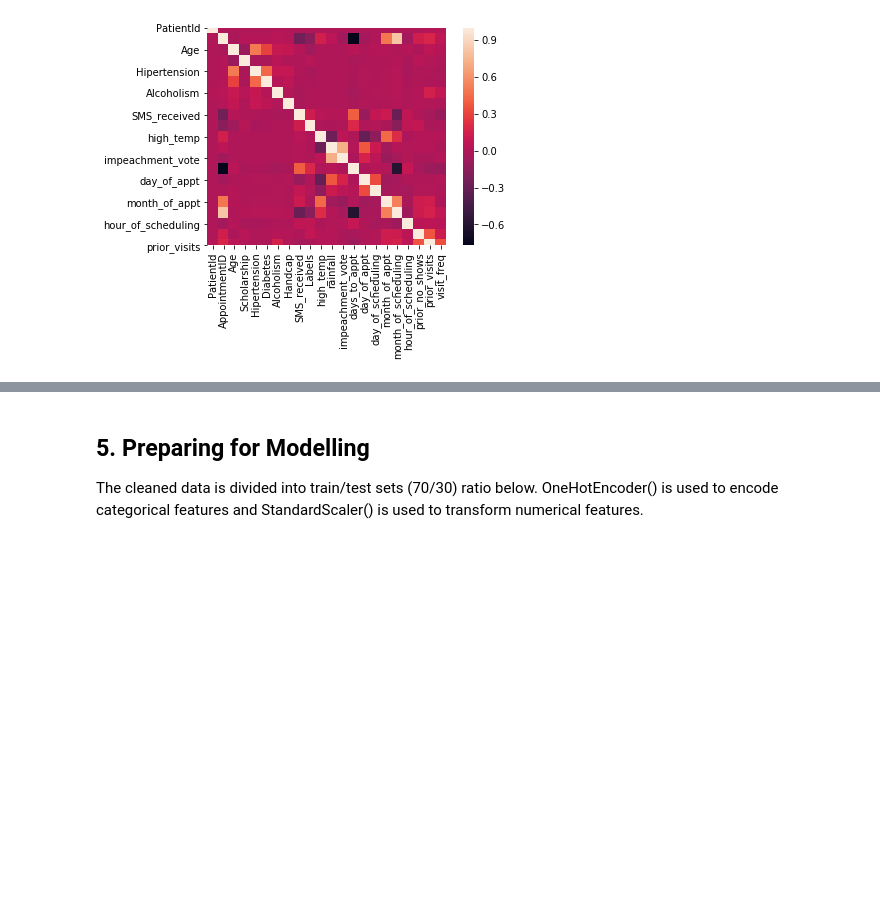
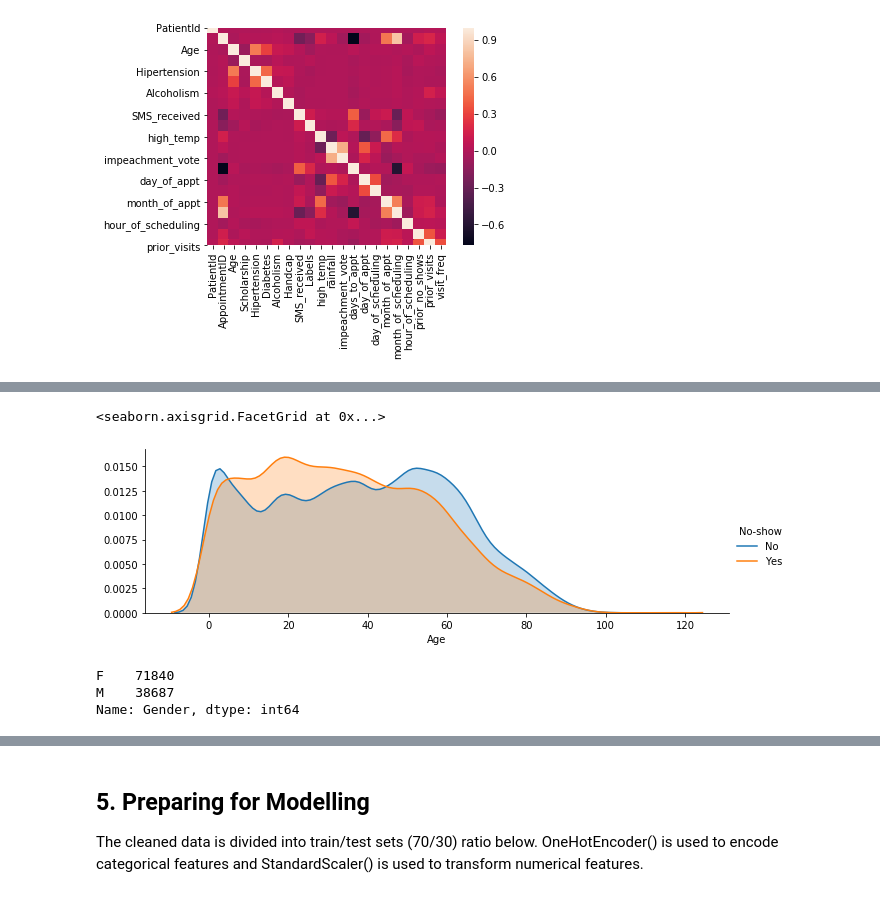
Before and after one commit to cooldude679/3253Team4, a Jupyter notebook: team4_final_project.ipynb, the cells around one changed output, grey strips where cells are left out. Cells and saved outputs as stored; diff of their text form; code cells hidden in the pictures; blank space fills up the shorter version.

```diff
--- a/team4_final_project.ipynb
+++ b/team4_final_project.ipynb
@@ -302,0 +333,15 @@ data_clean = data[['Labels','Gender','Age','SMS_received','day_of_appt','day_of_
+# %%
+figure = sns.FacetGrid(data, hue='No-show', aspect=3)
+figure.map(sns.kdeplot, 'Age', shade= True)
+figure.add_legend()
+# %% [output]
+<seaborn.axisgrid.FacetGrid at 0x...>
+[figure, added]
+# %%
+#Number of males vs females in this dataset
+
+data['Gender'].value_counts(normalize = False)
+# %% [output]
+F    71840
+M    38687
+Name: Gender, dtype: int64
```
Also changed, not shown: parts of 16 cells of this notebook.
